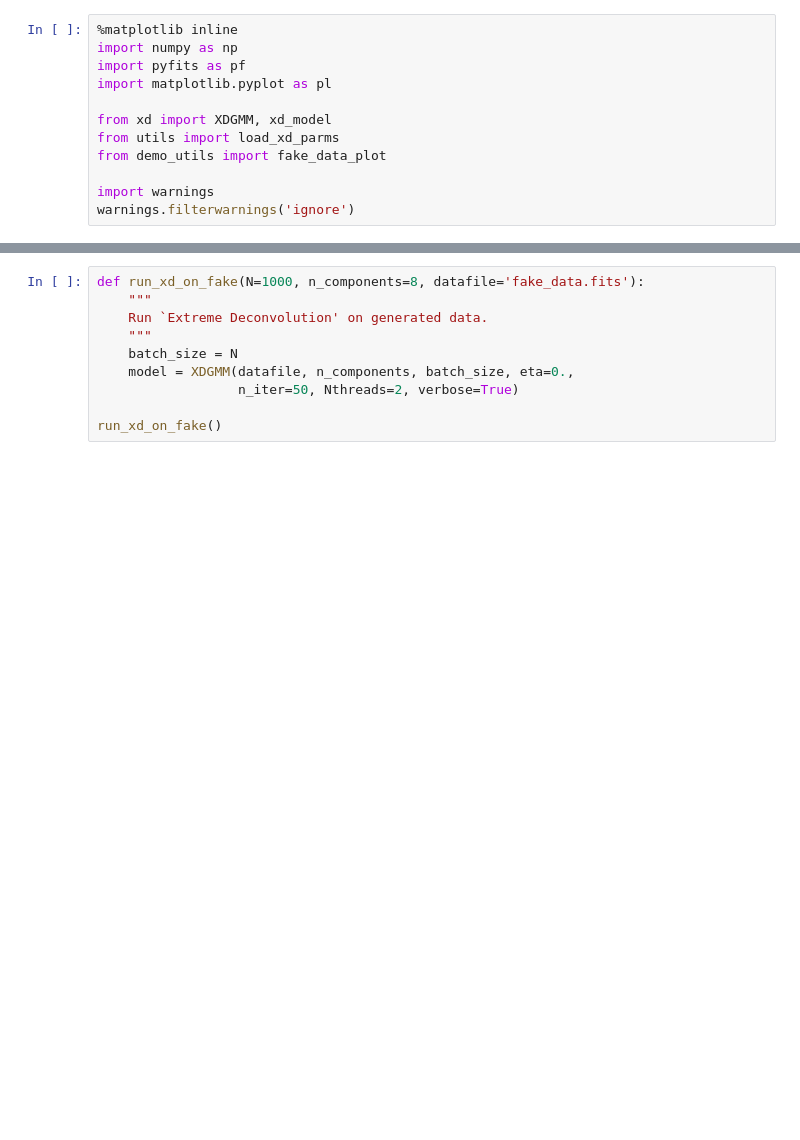
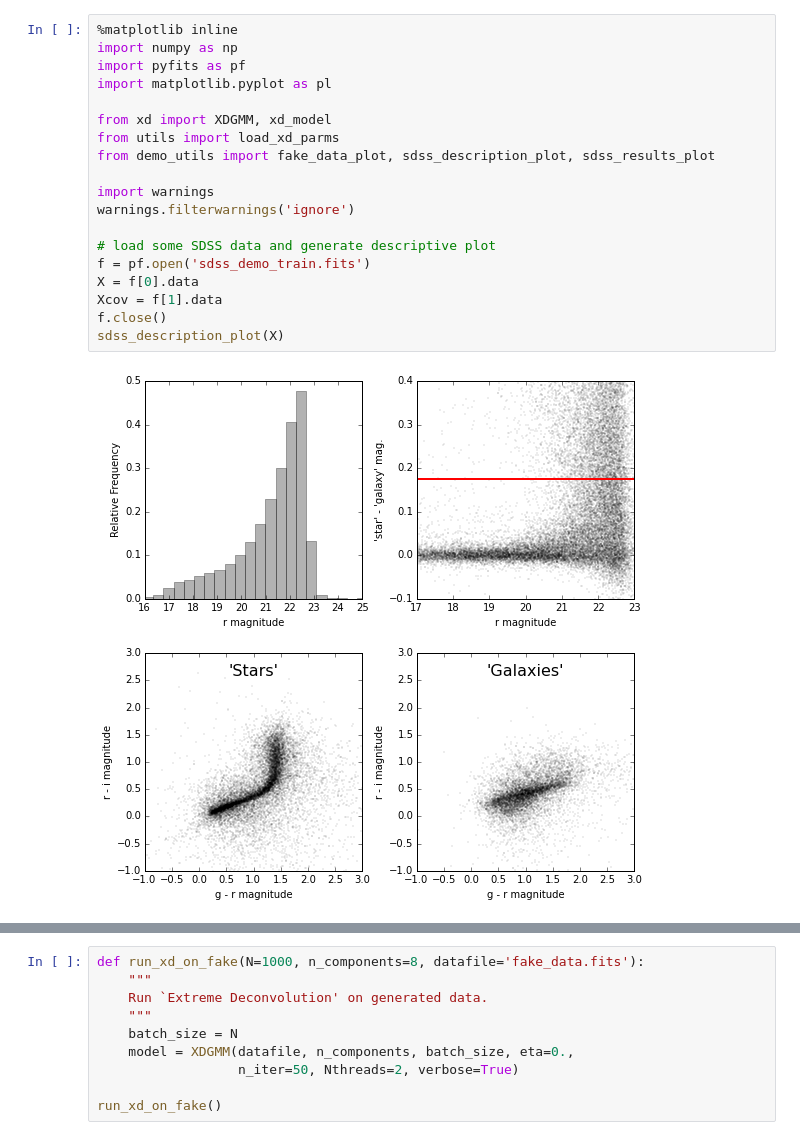
Before and after one commit to rossfadely/xd-demo, a Jupyter notebook: xd-demo.ipynb, the cells around one changed output, grey strips where cells are left out. Saved outputs shown, nothing was run; the diff lists cells and outputs as text; blank space fills up the shorter version.

```diff
--- a/xd-demo.ipynb
+++ b/xd-demo.ipynb
@@ -1,15 +14,24 @@
 # %%
 %matplotlib inline
 import numpy as np
 import pyfits as pf
 import matplotlib.pyplot as pl
 
 from xd import XDGMM, xd_model
 from utils import load_xd_parms
-from demo_utils import fake_data_plot
+from demo_utils import fake_data_plot, sdss_description_plot, sdss_results_plot
 
 import warnings
 warnings.filterwarnings('ignore')
+
+# load some SDSS data and generate descriptive plot
+f = pf.open('sdss_demo_train.fits')
+X = f[0].data
+Xcov = f[1].data
+f.close()
+sdss_description_plot(X)
+# %% [output]
+[figure, added]
 # %%
 def generate_fake_data(N=1000, seed=1234):
     """
```
Also changed, not shown: parts of 6 cells of this notebook, 1 other file.
